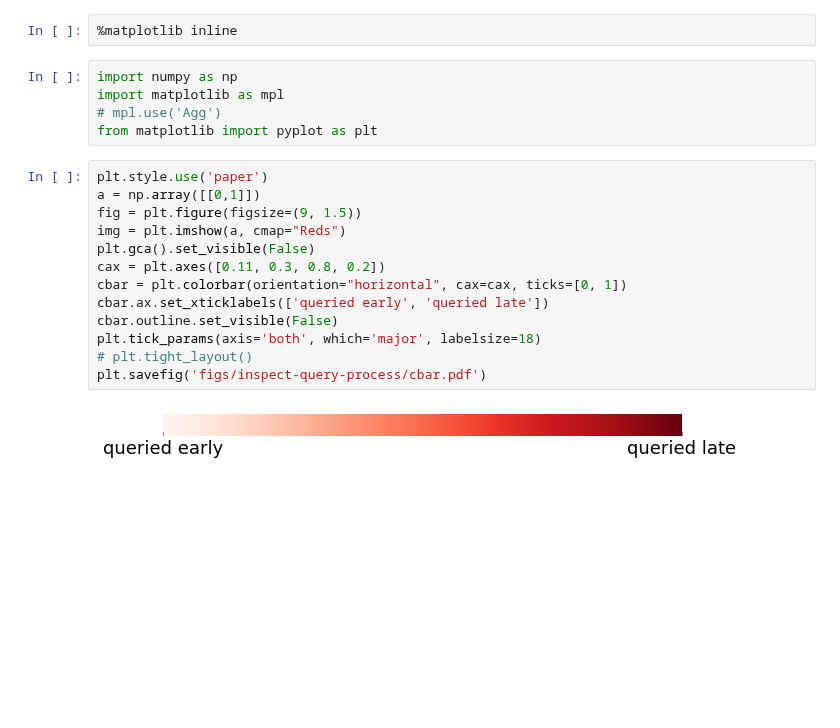
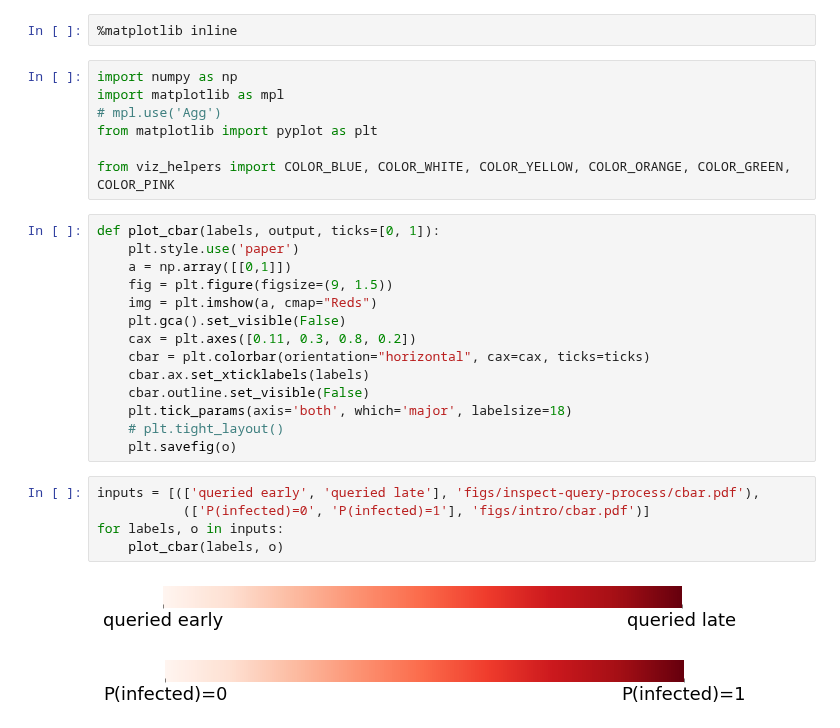
Before and after one commit to xiaohan2012/active-cascade-reconstruction, a Jupyter notebook: legend_and_colorbars.ipynb, the cells around one changed output. Drawn from its saved outputs; the diff is of its cells as text; blank space fills up the shorter version.

```diff
--- a/legend_and_colorbars.ipynb
+++ b/legend_and_colorbars.ipynb
@@ -5,21 +5,30 @@ import numpy as np
 import matplotlib as mpl
 # mpl.use('Agg')
 from matplotlib import pyplot as plt
+
+from viz_helpers import COLOR_BLUE, COLOR_WHITE, COLOR_YELLOW, COLOR_ORANGE, COLOR_GREEN, COLOR_PINK
 # %%
-plt.style.use('paper')
-a = np.array([[0,1]])
-fig = plt.figure(figsize=(9, 1.5))
-img = plt.imshow(a, cmap="Reds")
-plt.gca().set_visible(False)
-cax = plt.axes([0.11, 0.3, 0.8, 0.2])
-cbar = plt.colorbar(orientation="horizontal", cax=cax, ticks=[0, 1])
-cbar.ax.set_xticklabels(['queried early', 'queried late'])
-cbar.outline.set_visible(False)
-plt.tick_params(axis='both', which='major', labelsize=18)
-# plt.tight_layout()
-plt.savefig('figs/inspect-query-process/cbar.pdf')
+def plot_cbar(labels, output, ticks=[0, 1]):
+    plt.style.use('paper')
+    a = np.array([[0,1]])
+    fig = plt.figure(figsize=(9, 1.5))
+    img = plt.imshow(a, cmap="Reds")
+    plt.gca().set_visible(False)
+    cax = plt.axes([0.11, 0.3, 0.8, 0.2])
+    cbar = plt.colorbar(orientation="horizontal", cax=cax, ticks=ticks)
+    cbar.ax.set_xticklabels(labels)
+    cbar.outline.set_visible(False)
+    plt.tick_params(axis='both', which='major', labelsize=18)
+    # plt.tight_layout()
+    plt.savefig(o)
-# %% [output]
-[figure, removed]
+# %%
+inputs = [(['queried early', 'queried late'], 'figs/inspect-query-process/cbar.pdf'),
+           (['P(infected)=0', 'P(infected)=1'], 'figs/intro/cbar.pdf')]
+for labels, o in inputs:
+    plot_cbar(labels, o)
+# %% [output]
+[figure, added]
+[figure, added]
 # %%
 plt.style.use('paper')
 
```
Also changed, not shown: parts of 4 cells of this notebook, 9 other files.
